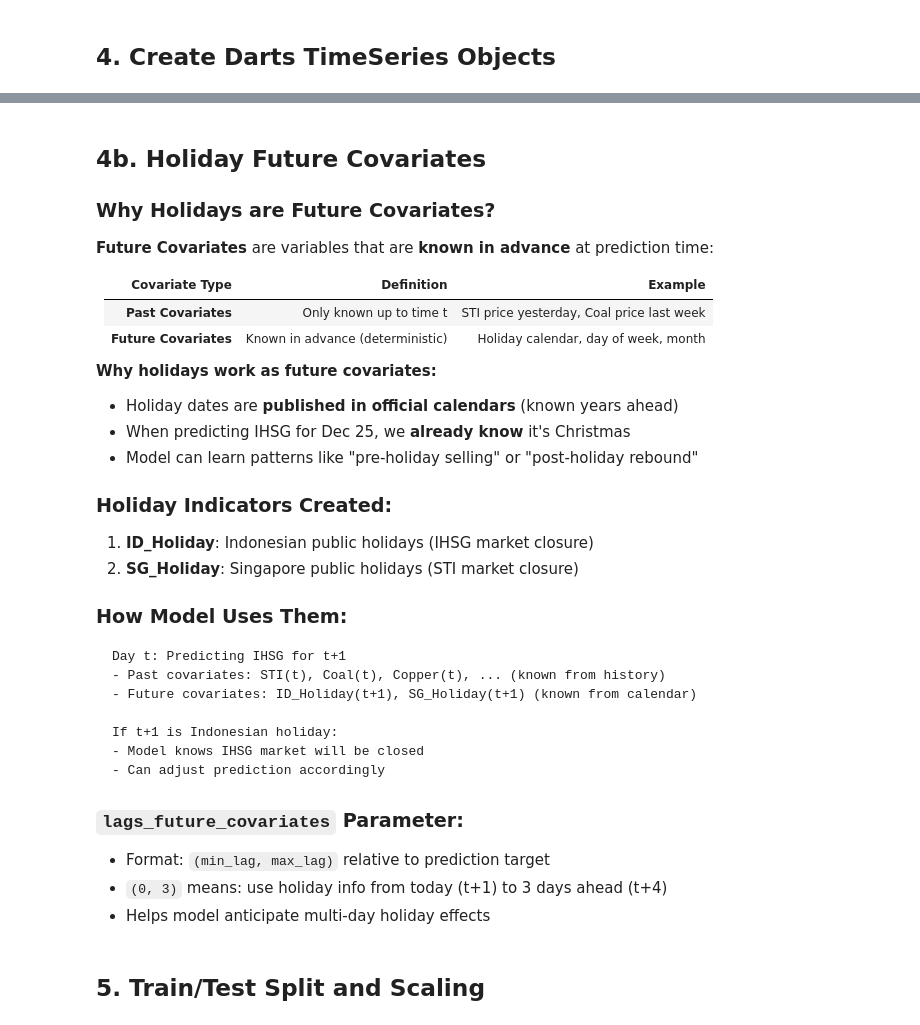
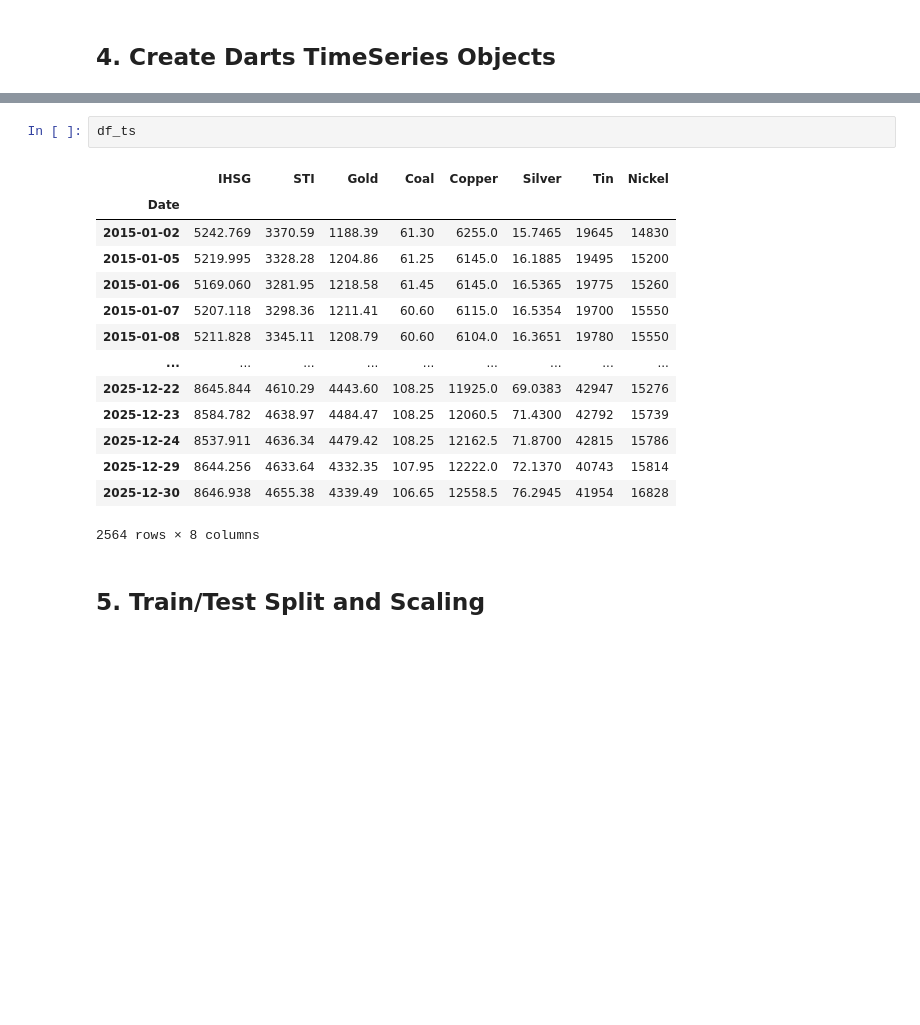
Before and after one commit to ravsssh/tesis-hakam, a Jupyter notebook: model-2.ipynb, the cells around one changed output, grey strips where cells are left out. Cells and saved outputs as stored; diff of their text form; blank space fills up the shorter version.

````diff
--- a/model-2.ipynb
+++ b/model-2.ipynb
@@ -450,39 +396,20 @@ ValueError: The time index is missing the `freq` attribute, and the frequency co
-# %% [markdown]
-## 4b. Holiday Future Covariates
-
-### Why Holidays are Future Covariates?
-
-**Future Covariates** are variables that are **known in advance** at prediction time:
-
-| Covariate Type | Definition | Example |
-|----------------|------------|---------|
-| **Past Covariates** | Only known up to time t | STI price yesterday, Coal price last week |
-| **Future Covariates** | Known in advance (deterministic) | Holiday calendar, day of week, month |
-
-**Why holidays work as future covariates:**
-- Holiday dates are **published in official calendars** (known years ahead)
-- When predicting IHSG for Dec 25, we **already know** it's Christmas
-- Model can learn patterns like "pre-holiday selling" or "post-holiday rebound"
-
-### Holiday Indicators Created:
-1. **ID_Holiday**: Indonesian public holidays (IHSG market closure)
-2. **SG_Holiday**: Singapore public holidays (STI market closure)
-
-### How Model Uses Them:
-```
-Day t: Predicting IHSG for t+1
-- Past covariates: STI(t), Coal(t), Copper(t), ... (known from history)
-- Future covariates: ID_Holiday(t+1), SG_Holiday(t+1) (known from calendar)
-
-If t+1 is Indonesian holiday:
-- Model knows IHSG market will be closed
-- Can adjust prediction accordingly
-```
-
-### `lags_future_covariates` Parameter:
-- Format: `(min_lag, max_lag)` relative to prediction target
-- `(0, 3)` means: use holiday info from today (t+1) to 3 days ahead (t+4)
-- Helps model anticipate multi-day holiday effects
+# %%
+df_ts
+# %% [output]
+|  | IHSG | STI | Gold | Coal | Copper | Silver | Tin | Nickel |
+| Date |  |  |  |  |  |  |  |  |
+| 2015-01-02 | 5242.769 | 3370.59 | 1188.39 | 61.30 | 6255.0 | 15.7465 | 19645 | 14830 |
+| 2015-01-05 | 5219.995 | 3328.28 | 1204.86 | 61.25 | 6145.0 | 16.1885 | 19495 | 15200 |
+| 2015-01-06 | 5169.060 | 3281.95 | 1218.58 | 61.45 | 6145.0 | 16.5365 | 19775 | 15260 |
+| 2015-01-07 | 5207.118 | 3298.36 | 1211.41 | 60.60 | 6115.0 | 16.5354 | 19700 | 15550 |
+| 2015-01-08 | 5211.828 | 3345.11 | 1208.79 | 60.60 | 6104.0 | 16.3651 | 19780 | 15550 |
+| ... | ... | ... | ... | ... | ... | ... | ... | ... |
+| 2025-12-22 | 8645.844 | 4610.29 | 4443.60 | 108.25 | 11925.0 | 69.0383 | 42947 | 15276 |
+| 2025-12-23 | 8584.782 | 4638.97 | 4484.47 | 108.25 | 12060.5 | 71.4300 | 42792 | 15739 |
+| 2025-12-24 | 8537.911 | 4636.34 | 4479.42 | 108.25 | 12162.5 | 71.8700 | 42815 | 15786 |
+| 2025-12-29 | 8644.256 | 4633.64 | 4332.35 | 107.95 | 12222.0 | 72.1370 | 40743 | 15814 |
+| 2025-12-30 | 8646.938 | 4655.38 | 4339.49 | 106.65 | 12558.5 | 76.2945 | 41954 | 16828 |
+2564 rows × 8 columns
 # %% [markdown]
 ## 5. Train/Test Split and Scaling
 # %%
````
Also changed, not shown: parts of 2 cells of this notebook.
